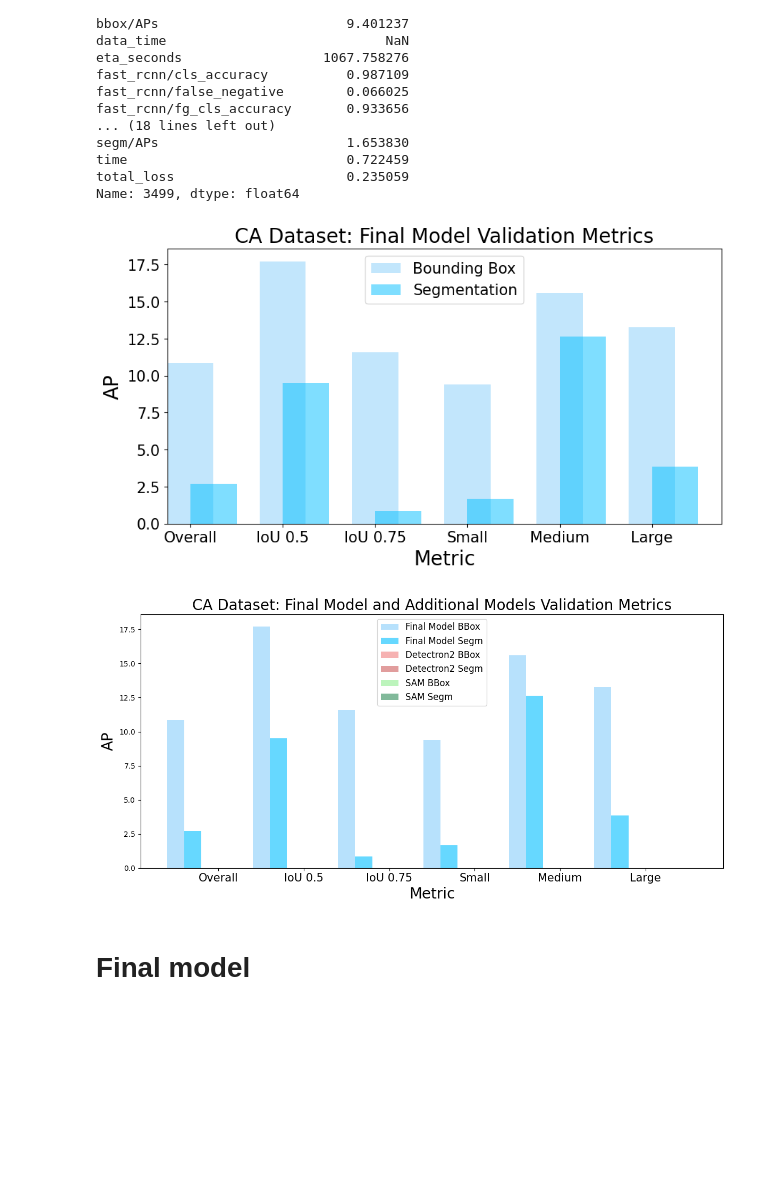
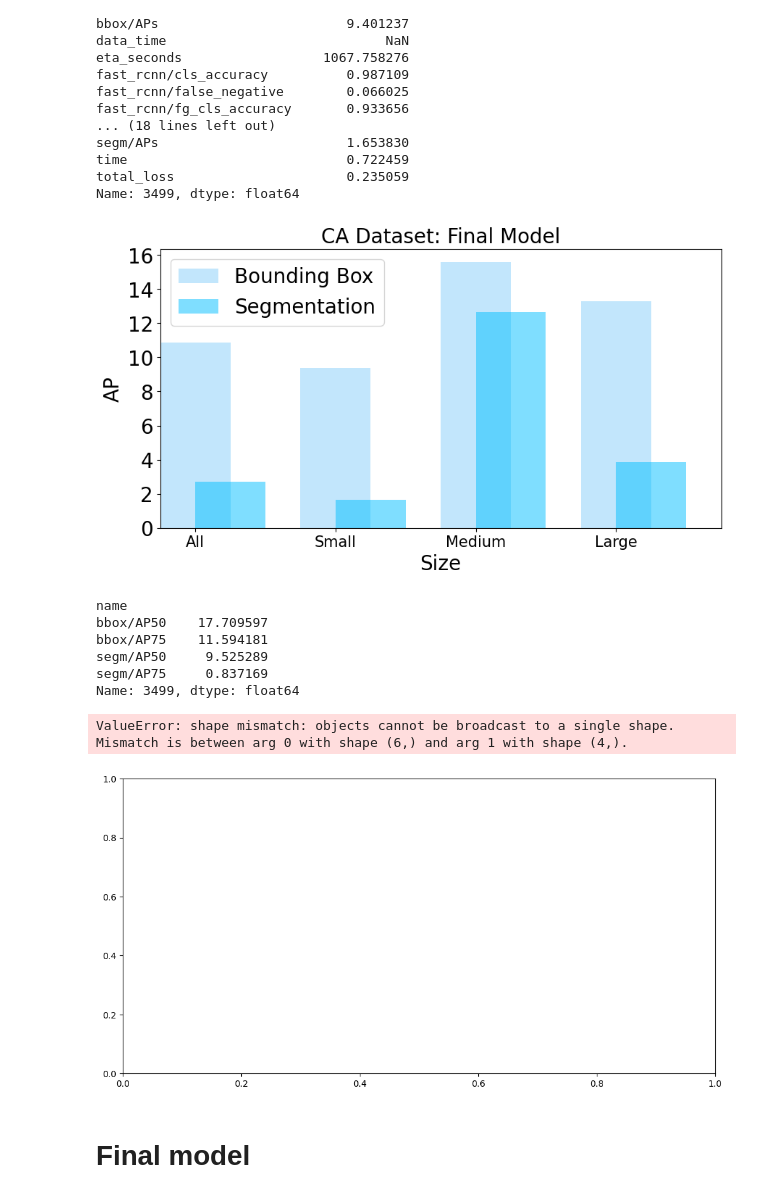
Before and after one commit to femartip/Detection-Microfibres-in-Sludge, a Jupyter notebook: Fine_tuned_Detectron2/Utils/cv_results_CA.ipynb, the cells around one changed output. Drawn from its saved outputs; the diff is of its cells as text; code cells hidden in the pictures; blank space fills up the shorter version.

Commit message:
Eternal fixes to the graphs

```diff
--- a/Fine_tuned_Detectron2/Utils/cv_results_CA.ipynb
+++ b/Fine_tuned_Detectron2/Utils/cv_results_CA.ipynb
@@ -616,33 +616,42 @@ additional_df = pd.DataFrame(additional_data)
 # %%
 # Bar plot for the final model at epoch 3500
 fig, ax = plt.subplots(1, 1, figsize=(10, 5))
 
-bbox_metrics = ['bbox/AP', 'bbox/AP50', 'bbox/AP75', 'bbox/APs', 'bbox/APm', 'bbox/APl']
-segm_metrics = ['segm/AP', 'segm/AP50', 'segm/AP75', 'segm/APs', 'segm/APm', 'segm/APl']
+bbox_metrics = ['bbox/AP', 'bbox/APs', 'bbox/APm', 'bbox/APl']
+segm_metrics = ['segm/AP', 'segm/APs', 'segm/APm', 'segm/APl']
 # Plotting bbox metrics
 
 final_model_epoch_3500[bbox_metrics].plot(kind='bar', ax=ax, alpha=0.5, label= "Bounding Box", color='lightskyblue', position=0.5)
 
 # Plotting segm metrics
 final_model_epoch_3500[segm_metrics].plot(kind='bar', ax=ax, alpha=0.5, label= "Segmentation", color='deepskyblue', position=0)
 
-ax.legend(fontsize=15)
-ax.set_title('CA Dataset: Final Model Validation Metrics', fontsize=20)
+ax.legend(fontsize=20)
+ax.set_title('CA Dataset: Final Model', fontsize=20)
 ax.set_ylabel('AP', fontsize=20)
-ax.set_xlabel('Metric', fontsize=20)
+ax.set_xlabel('Size', fontsize=20)
 
 # Set font size for y-axis tick labels
 for tick in ax.yaxis.get_major_ticks():
-    tick.label.set_fontsize(15)
+    tick.label.set_fontsize(20)
 
 #Change x-axis labels
-ax.set_xticklabels(['Overall', 'IoU 0.5', 'IoU 0.75', 'Small', 'Medium', 'Large'], rotation=0, fontsize=15)
+ax.set_xticklabels(['All','Small', 'Medium', 'Large'], rotation=0, fontsize=15)
 
 
 
 plt.show()
 # %% [output]
-[figure, old version]
+[figure, new version]
+# %%
+final_model_epoch_3500[['bbox/AP50', 'bbox/AP75', 'segm/AP50', 'segm/AP75']]
+# %% [output]
+name
+bbox/AP50    17.709597
+bbox/AP75    11.594181
+segm/AP50     9.525289
+segm/AP75     0.837169
+Name: 3499, dtype: float64
 # %%
 
 x_labels = ['Overall', 'IoU 0.5', 'IoU 0.75', 'Small', 'Medium', 'Large']
@@ -680,13 +689,14 @@ ax.set_xticklabels(x_labels, rotation=0, fontsize=15)
 
 
 
-ax.legend(fontsize=12)
+ax.legend(fontsize=20)
 
 # Show the plot
 plt.tight_layout()
 plt.show()
 # %% [output]
+ValueError: shape mismatch: objects cannot be broadcast to a single shape.  Mismatch is between arg 0 with shape (6,) and arg 1 with shape (4,).
-[figure, old version]
+[figure, new version]
 # %% [markdown]
 # Final model
 # %% [markdown]
```
Also changed, not shown: parts of 1 cell of this notebook, 4 other files.
